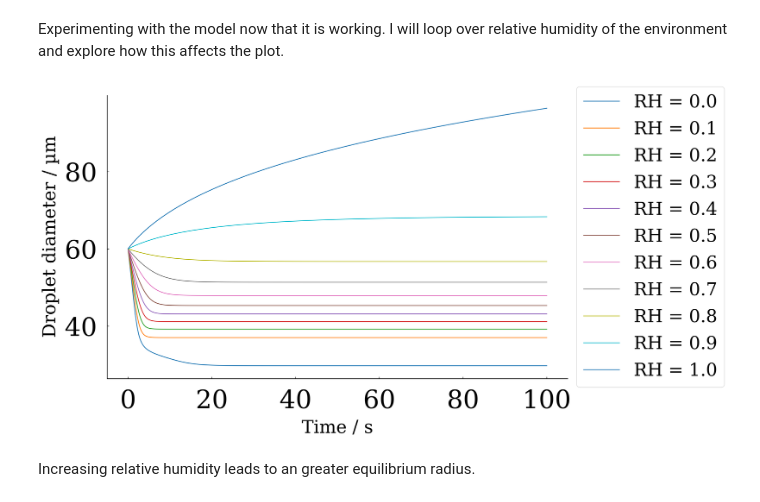
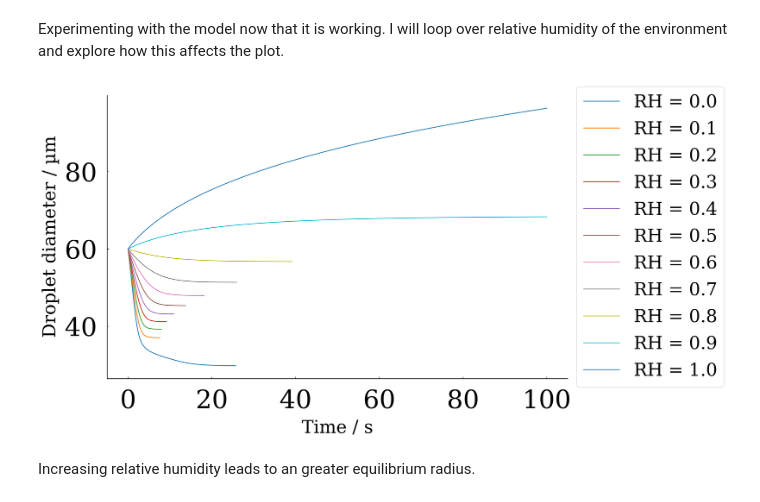
Before and after one commit to rosefernandesx/sadkat-acrg, a Jupyter notebook: practice_droplet.ipynb, the cells around one changed output. Cells and saved outputs as stored; diff of their text form; code cells hidden in the pictures.

Commit message:
Practiced creating a droplet and making different plots

```diff
--- a/practice_droplet.ipynb
+++ b/practice_droplet.ipynb
@@ -161,34 +161,34 @@ for ambient_RH in np.arange(0.0, 1.01, 0.1):
     droplet = UniformDroplet.from_mfs(
         solution, gas, gravity, initial_radius,
         initial_mfs, initial_temperature,
         initial_velocity, initial_position
     )
 
     trajectory = droplet.integrate(
-        100, terminate_on_equilibration=False
+        100, terminate_on_equilibration=True
     )
     history = droplet.complete_trajectory(trajectory)
 
     # Add this simulation to the graph
     plt.plot(
         history["time"],
         history["radius"] * 2e6,
         label=f"RH = {ambient_RH:.1f}"
     )
 
 plt.xlabel("Time / s")
 plt.ylabel("Droplet diameter / µm")
 # plt.legend()
 
 # # Shrink current axis by 20%
 # box = ax.get_position()
 # ax.set_position([box.x0, box.y0, box.width * 0.8, box.height])
 
 # Put a legend to the right of the current axis
 plt.legend(loc='center left', bbox_to_anchor=(1, 0.5))
 
 plt.show()
 # %% [output]
-[figure, old version]
+[figure, new version]
 # %% [markdown]
 Increasing relative humidity leads to an greater equilibrium radius.
```
Also changed, not shown: parts of 3 cells of this notebook.
